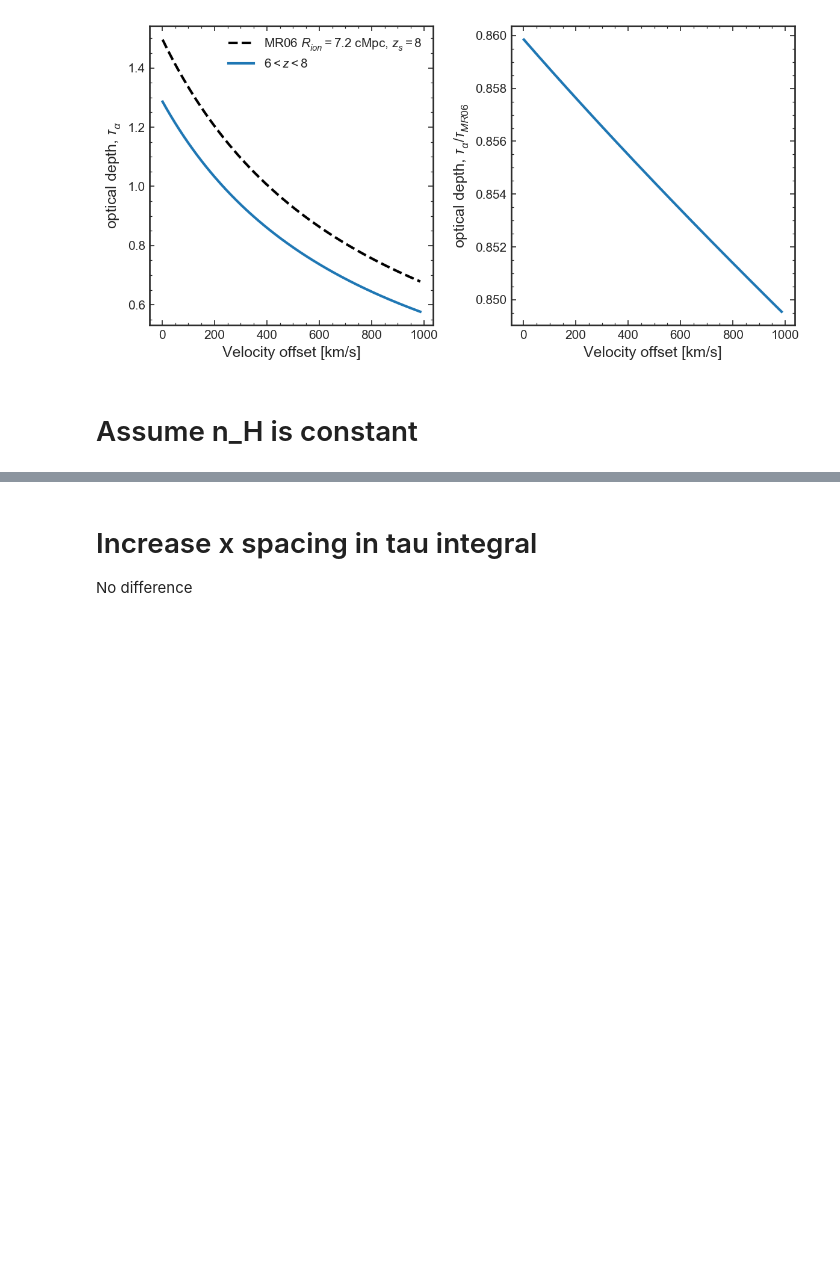
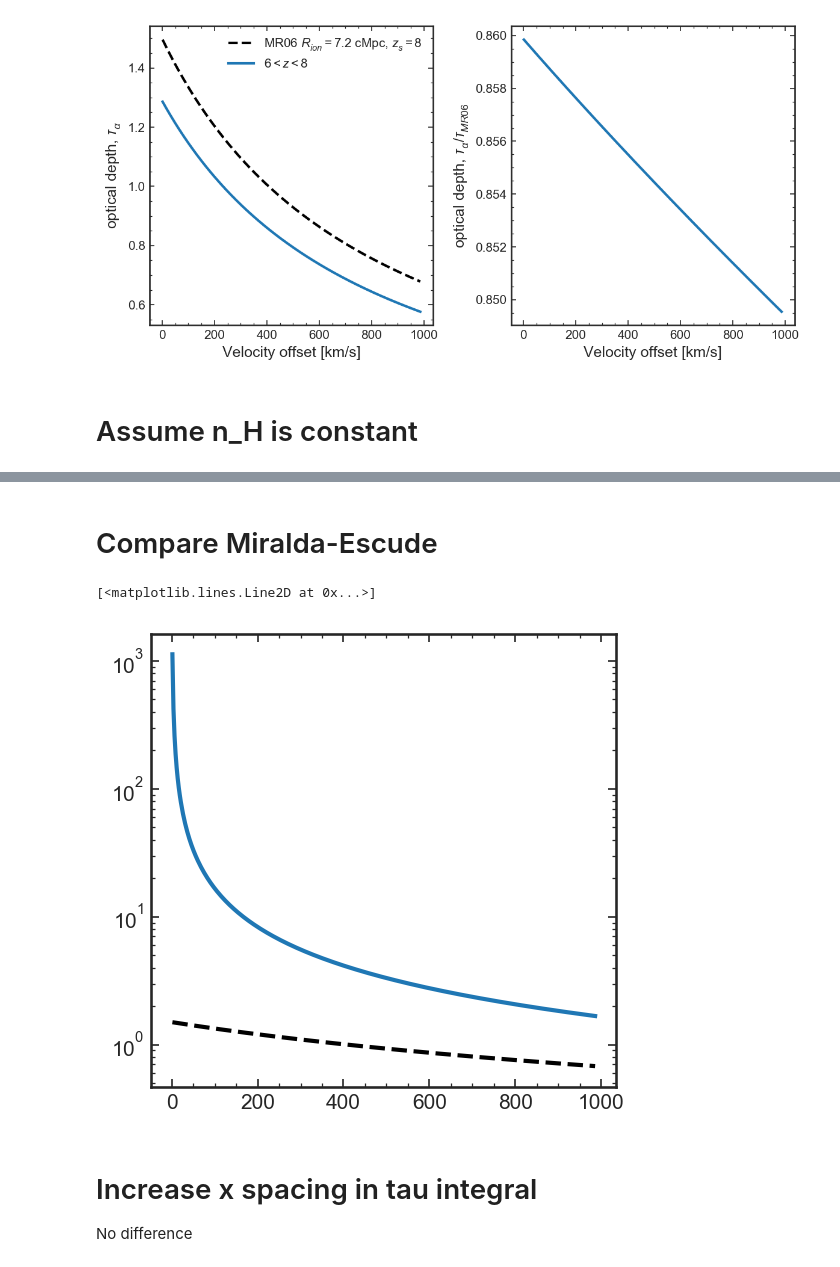
Before and after one commit to charlottenosam/LyaLineshapes, a Jupyter notebook: notebooks/bubbles_compare_MalhotraRhoads2006.ipynb, the cells around one changed output, grey strips where cells are left out. Saved outputs shown, nothing was run; the diff lists cells and outputs as text; code cells hidden in the pictures; blank space fills up the shorter version.

```diff
--- a/notebooks/bubbles_compare_MalhotraRhoads2006.ipynb
+++ b/notebooks/bubbles_compare_MalhotraRhoads2006.ipynb
@@ -199,3 +225,29 @@ fig.tight_layout()
+# %% [markdown]
+# Compare Miralda-Escude
+# %%
+z_s = 8.
+
+def tau_0(z):
+    return 2.1e5*0.25*((1+z)/6.)**1.5
+
+def tau_ME(DV, z_min, z_max, z_s):
+    delta = ((DV/const.c)/(1+z_s)).to(u.m/u.m)
+    x2    = 1./(1+delta)
+    x1    = (1+z_min)/(1+z_max)/(1+delta)
+#     x2 = (1+z_max)/8.
+#     x1 = (1+z_min)/8.
+
+    tau = tau_0(z_max) * 6.43e-9 * (1+delta)**1.5 * (bubbles.Ix_ME1998(x2) - bubbles.Ix_ME1998(x1))
+#     tau = tau_0(z_max) * 6.43e-9 * (bubbles.Ix_ME1998(x2) - bubbles.Ix_ME1998(x1))
+    return tau
+
+plt.semilogy(DV_tab, tau_ME(DV_tab, z_min=0., z_max=z_ion, z_s=z_s))
+plt.plot(DV_tab, MR06_tau, c='k', ls='dashed',
+         label='MR06 $R_{ion} = %.1f$ cMpc, $z_s=%.0f$' % (R_ion.value, z_s))
+# plt.ylim(0.6, 1.6)
+# %% [output]
+[<matplotlib.lines.Line2D at 0x...>]
+[figure, added]
 # %% [markdown]
 # Increase x spacing in tau integral
 
```
Also changed, not shown: parts of 6 cells of this notebook, 1 other file.
